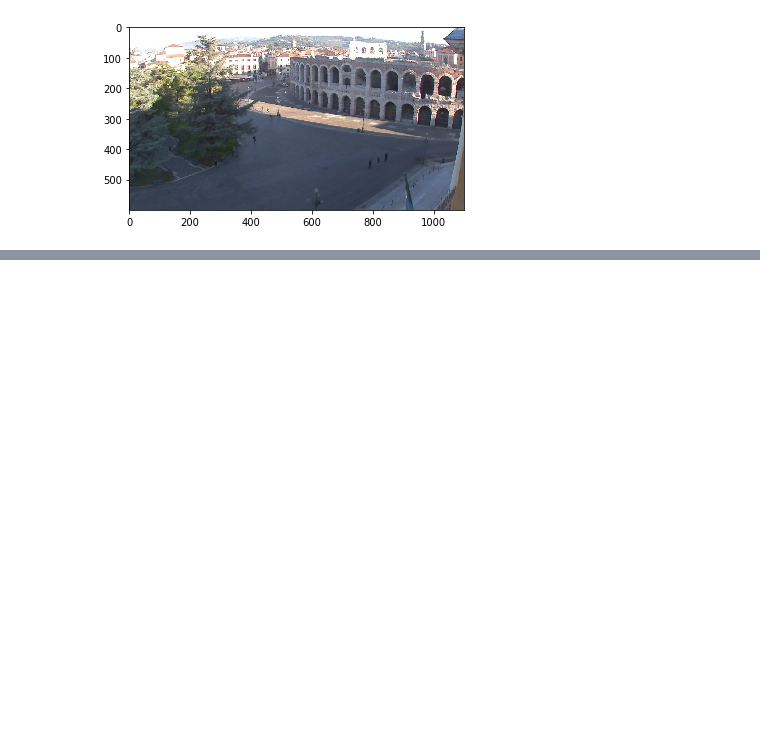
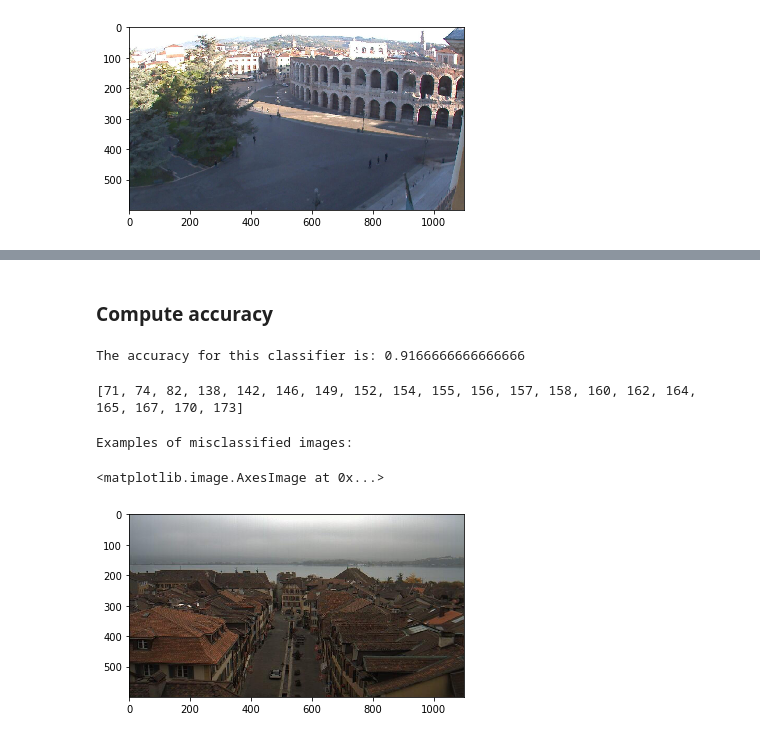
Before and after one commit to GZHOUW/Intro-to-Self-Driving-Cars, a Jupyter notebook: Computer Vision/Image Processing/Day and Night Classifier/day_night_classifier.ipynb, the cells around one changed output, grey strips where cells are left out. Saved outputs shown, nothing was run; the diff lists cells and outputs as text; code cells hidden in the pictures; blank space fills up the shorter version.

```diff
--- a/Computer Vision/Image Processing/Day and Night Classifier/day_night_classifier.ipynb
+++ b/Computer Vision/Image Processing/Day and Night Classifier/day_night_classifier.ipynb
@@ -137,0 +241,2 @@ Label [1 = day, 0 = night]: 1
+# %% [markdown]
+### Compute accuracy
@@ -137,0 +257,15 @@ Label [1 = day, 0 = night]: 1
+# %%
+print("The accuracy for this classifier is:", accuracy)
+# %% [output]
+The accuracy for this classifier is: 0.9166666666666666
+# %%
+print(incorrect_idx)
+# %% [output]
+[71, 74, 82, 138, 142, 146, 149, 152, 154, 155, 156, 157, 158, 160, 162, 164, 165, 167, 170, 173]
+# %%
+print("Examples of misclassified images:")
+plt.imshow(STANDARDIZED_LIST[71][0])
+# %% [output]
+Examples of misclassified images:
+<matplotlib.image.AxesImage at 0x...>
+[figure, added]
```
Also changed, not shown: parts of 13 cells of this notebook.
